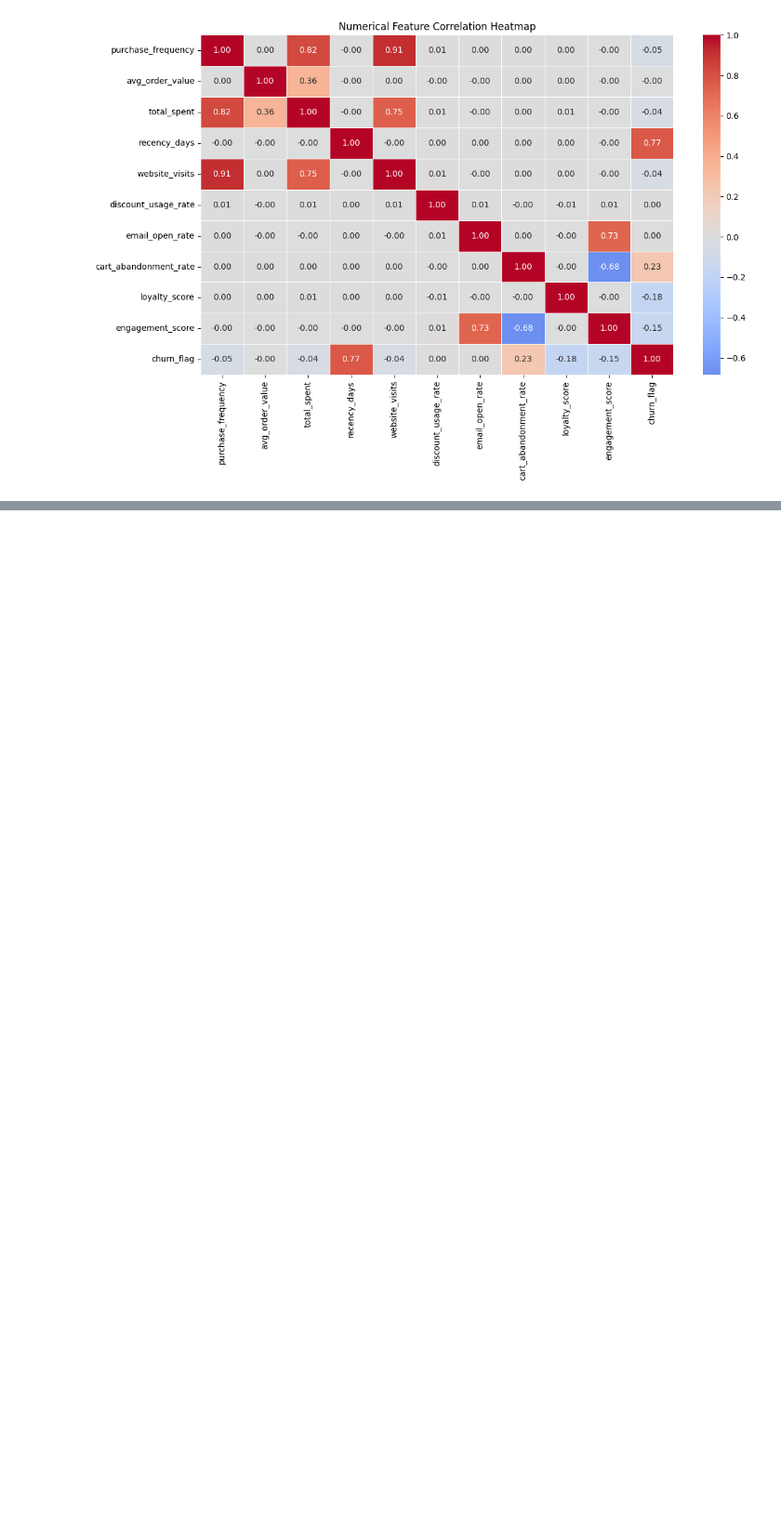
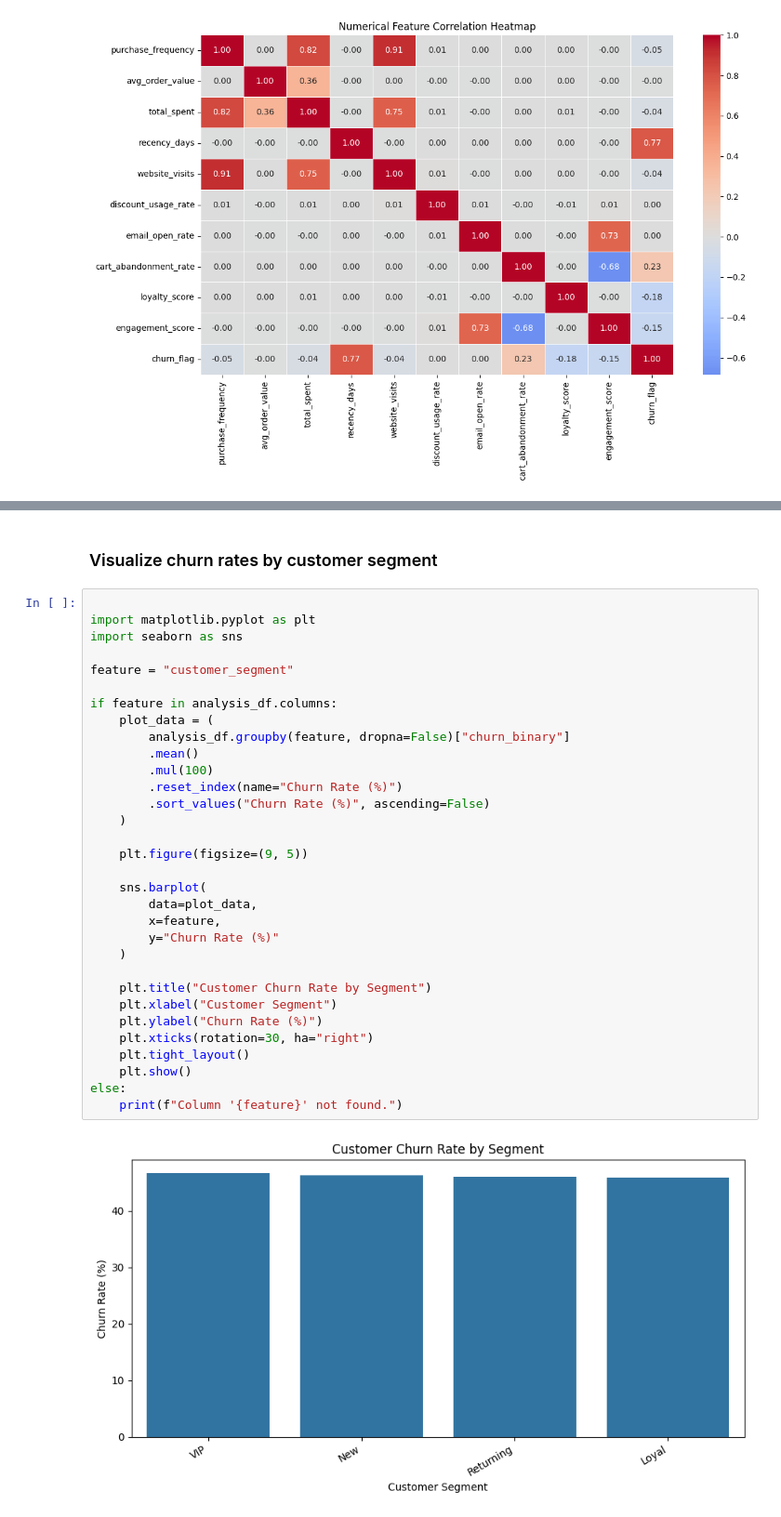
Before and after one commit to nehansa2003/AWS_Project, a Jupyter notebook: notebooks/EDA.ipynb, the cells around one changed output, grey strips where cells are left out. Shown at 93% size. Drawn from its saved outputs; the diff is of its cells as text; blank space fills up the shorter version.

Commit message:
Churn-focused analysis

```diff
--- a/notebooks/EDA.ipynb
+++ b/notebooks/EDA.ipynb
@@ -343,0 +490,36 @@ print(df[TARGET].value_counts(dropna=False))
+# %% [markdown]
+###  Visualize churn rates by customer segment
+# %%
+
+import matplotlib.pyplot as plt
+import seaborn as sns
+
+feature = "customer_segment"
+
+if feature in analysis_df.columns:
+    plot_data = (
+        analysis_df.groupby(feature, dropna=False)["churn_binary"]
+        .mean()
+        .mul(100)
+        .reset_index(name="Churn Rate (%)")
+        .sort_values("Churn Rate (%)", ascending=False)
+    )
+
+    plt.figure(figsize=(9, 5))
+
+    sns.barplot(
+        data=plot_data,
+        x=feature,
+        y="Churn Rate (%)"
+    )
+
+    plt.title("Customer Churn Rate by Segment")
+    plt.xlabel("Customer Segment")
+    plt.ylabel("Churn Rate (%)")
+    plt.xticks(rotation=30, ha="right")
+    plt.tight_layout()
+    plt.show()
+else:
+    print(f"Column '{feature}' not found.")
+# %% [output]
+[figure, added]
```
Also changed, not shown: parts of 11 cells of this notebook.
